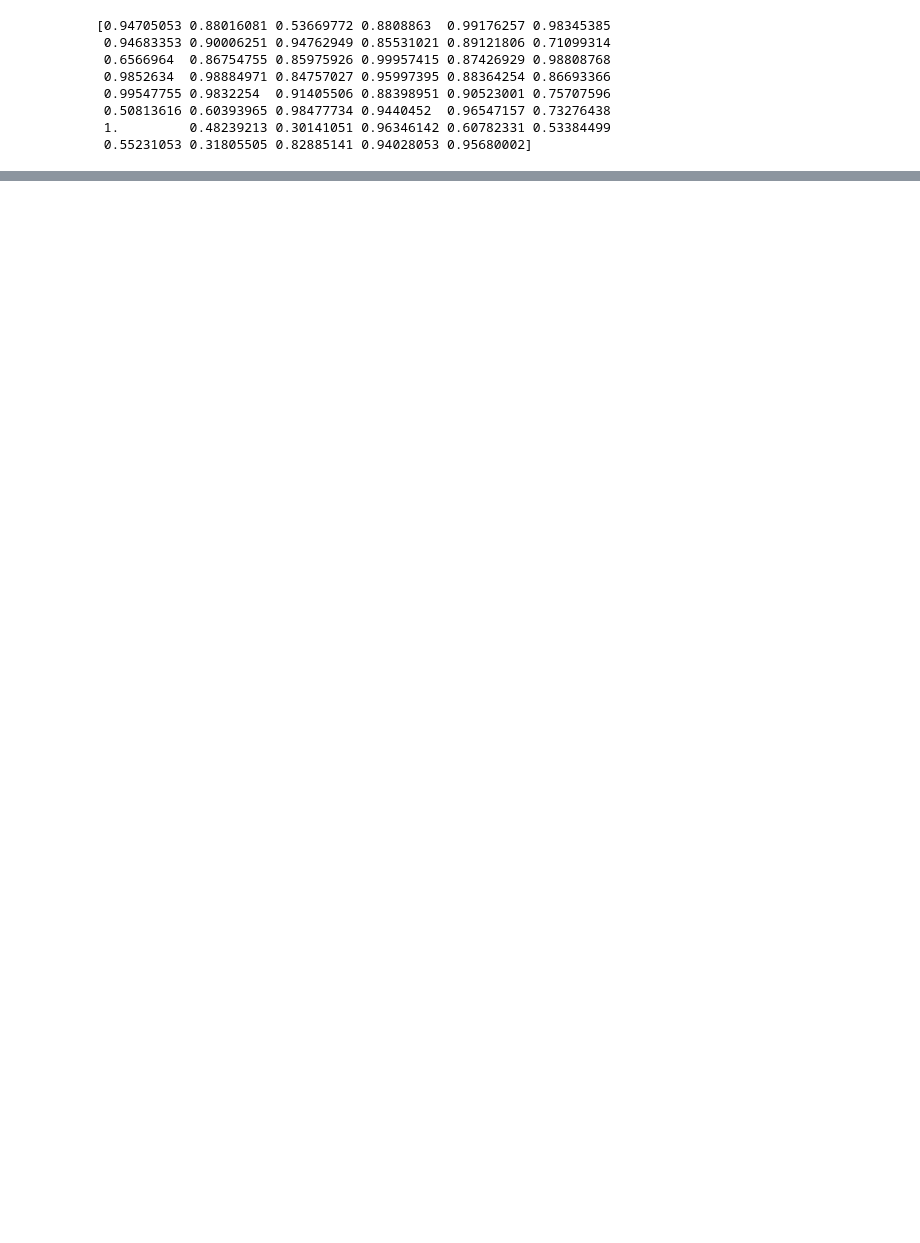
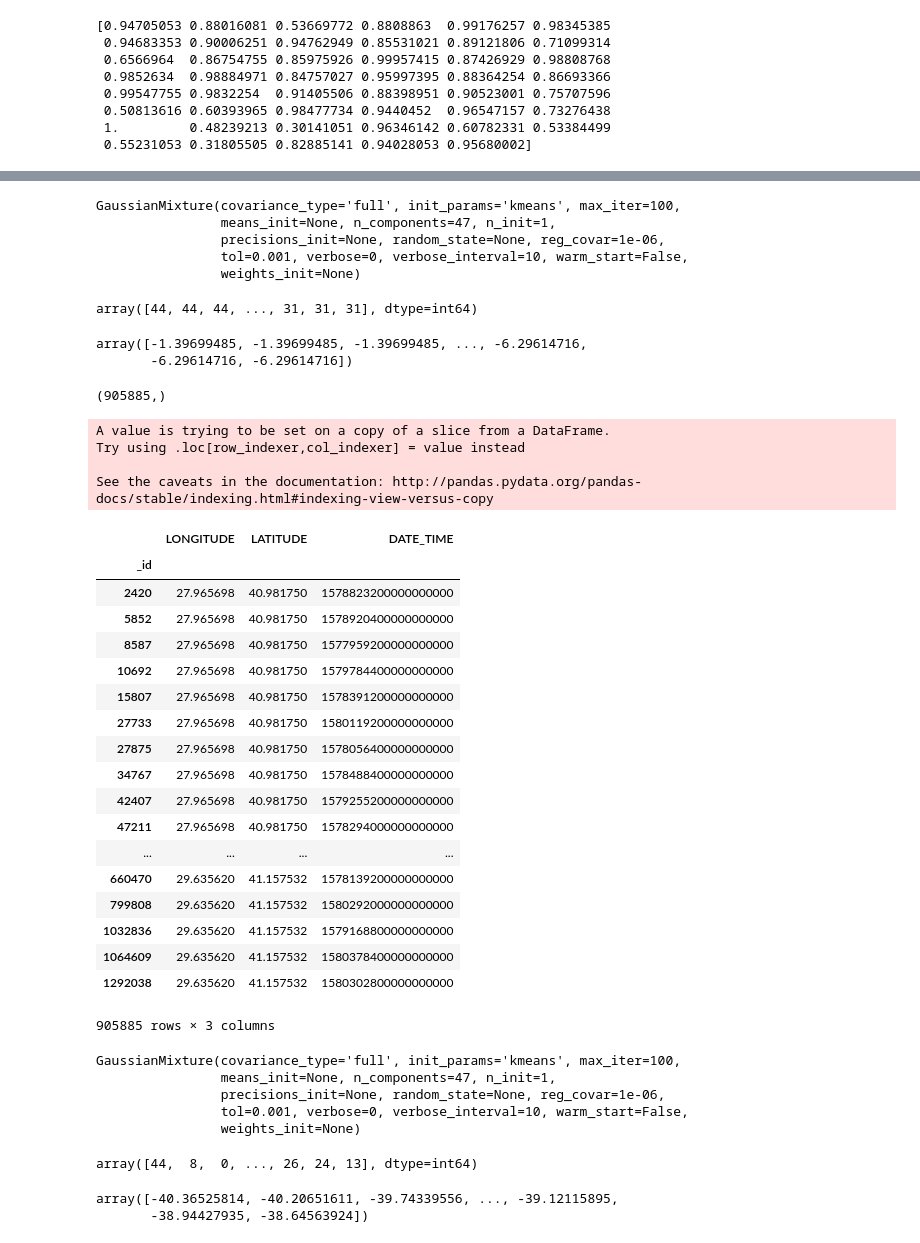
Before and after one commit to emre-isik/IBBTraffic-1, a Jupyter notebook: Traffic_in_Istanbul.ipynb, the cells around one changed output, grey strips where cells are left out. Cells and saved outputs as stored; diff of their text form; code cells hidden in the pictures; blank space fills up the shorter version.

Commit message:
Gaussian Mixture Model applied to dataset

```diff
--- a/Traffic_in_Istanbul.ipynb
+++ b/Traffic_in_Istanbul.ipynb
@@ -283,0 +341,13 @@ harita
+# %%
+#Fit the GMM model for the density dataset which expresses the dataset as a mixture of 47 Gaussian Distribution
+gmm.fit(X)
+# %% [output]
+GaussianMixture(covariance_type='full', init_params='kmeans', max_iter=100,
+                means_init=None, n_components=47, n_init=1,
+                precisions_init=None, random_state=None, reg_covar=1e-06,
+                tol=0.001, verbose=0, verbose_interval=10, warm_start=False,
+                weights_init=None)
+# %%
+gmm.predict(X)
+# %% [output]
+array([44, 44, 44, ..., 31, 31, 31], dtype=int64)
@@ -283,0 +356,58 @@ harita
+# %%
+z  #the log of the probability density function (PDF)
+# %% [output]
+array([-1.39699485, -1.39699485, -1.39699485, ..., -6.29614716,
+       -6.29614716, -6.29614716])
+# %%
+print(z.shape)
+# %% [output]
+(905885,)
+# %%
+#3 boyutlu (3.boyut zaman)
+
+#number of clusters = 47 (piers)
+gmm = GaussianMixture(n_components=47)
+
+#converted datetime to integer for DATE_TIME column
+data['DATE_TIME'] = data['DATE_TIME'].apply(lambda x: x.value)
+
+X = pd.concat([data["LONGITUDE"], data["LATITUDE"],data["DATE_TIME"]],axis=1)
+
+X
+# %% [output]
+A value is trying to be set on a copy of a slice from a DataFrame.
+Try using .loc[row_indexer,col_indexer] = value instead
+
+See the caveats in the documentation: http://pandas.pydata.org/pandas-docs/stable/indexing.html#indexing-view-versus-copy
+|  | LONGITUDE | LATITUDE | DATE_TIME |
+| _id |  |  |  |
+| 2420 | 27.965698 | 40.981750 | 1578823200000000000 |
+| 5852 | 27.965698 | 40.981750 | 1578920400000000000 |
+| 8587 | 27.965698 | 40.981750 | 1577959200000000000 |
+| 10692 | 27.965698 | 40.981750 | 1579784400000000000 |
+| 15807 | 27.965698 | 40.981750 | 1578391200000000000 |
+| 27733 | 27.965698 | 40.981750 | 1580119200000000000 |
+| 27875 | 27.965698 | 40.981750 | 1578056400000000000 |
+| 34767 | 27.965698 | 40.981750 | 1578488400000000000 |
+| 42407 | 27.965698 | 40.981750 | 1579255200000000000 |
+| 47211 | 27.965698 | 40.981750 | 1578294000000000000 |
+| ... | ... | ... | ... |
+| 660470 | 29.635620 | 41.157532 | 1578139200000000000 |
+| 799808 | 29.635620 | 41.157532 | 1580292000000000000 |
+| 1032836 | 29.635620 | 41.157532 | 1579168800000000000 |
+| 1064609 | 29.635620 | 41.157532 | 1580378400000000000 |
+| 1292038 | 29.635620 | 41.157532 | 1580302800000000000 |
+905885 rows × 3 columns
+# %%
+#Fit the GMM model for the density dataset which expresses the dataset as a mixture of 47 Gaussian Distribution
+gmm.fit(X)
+# %% [output]
+GaussianMixture(covariance_type='full', init_params='kmeans', max_iter=100,
+                means_init=None, n_components=47, n_init=1,
+                precisions_init=None, random_state=None, reg_covar=1e-06,
+                tol=0.001, verbose=0, verbose_interval=10, warm_start=False,
+                weights_init=None)
+# %%
+gmm.predict(X)
+# %% [output]
+array([44,  8,  0, ..., 26, 24, 13], dtype=int64)
@@ -283,0 +416,5 @@ harita
+# %%
+y  #the log of the probability density function (PDF)
+# %% [output]
+array([-40.36525814, -40.20651611, -39.74339556, ..., -39.12115895,
+       -38.94427935, -38.64563924])
```
Also changed, not shown: parts of 14 cells of this notebook.
